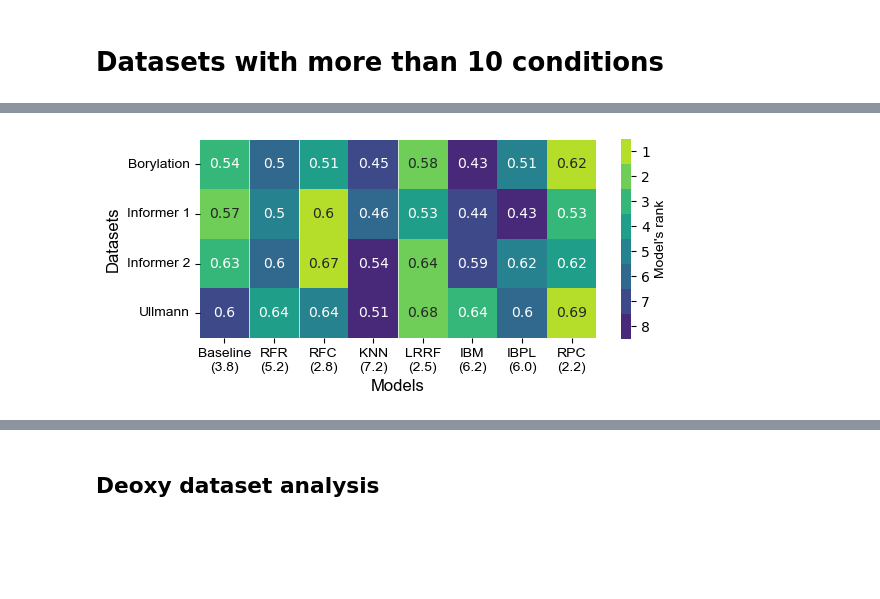
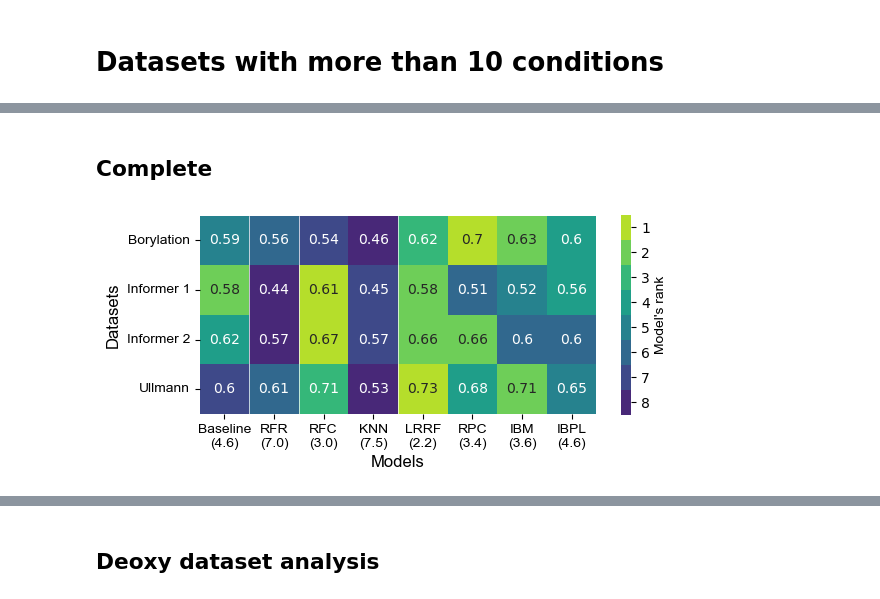
Before and after one commit to ZimmermanGroup/LabelRanking, a Jupyter notebook: performance_analysis.ipynb, the cells around one changed output, grey strips where cells are left out. Drawn from its saved outputs; the diff is of its cells as text; code cells hidden in the pictures; blank space fills up the shorter version.

```diff
--- a/performance_analysis.ipynb
+++ b/performance_analysis.ipynb
@@ -479,5 +417,12 @@ r1_multi_kt_table = pd.pivot_table(r1_multi_avg_perf_df, values="average kendall
-# %%
-r1_multi_ordered_rr = r1_multi_rr_table[ordered_cols]
-plot_rr_heatmap(r1_multi_ordered_rr, ordered_cols, sorted(["Informer 1", "Informer 2", "Ullmann", "Borylation"]), square=True, cbar_kws={"shrink":0.54})
-# %% [output]
-[figure, removed]
+# %%
+more_datasets = ["Borylation", "Informer 1", "Informer 2", "Ullmann"]
+# %% [markdown]
+## Complete
+# %%
+fp_analyzer2 = MoreConditionAnalyzer("fp", all_models_ordered)
+fp_perf_df2 = fp_analyzer2.avg_perf_df
+
+fp_combined_rr_table2, fp_combined_kt_table2 = get_rr_kt_tables(fp_perf_df2, all_models_ordered)
+plot_rr_heatmap(fp_combined_rr_table2, all_models_ordered, more_datasets, square=True, cbar_kws={"shrink":0.54})
+# %% [output]
+[figure, added]
```
Also changed, not shown: parts of 15 cells of this notebook, 5 other files.
